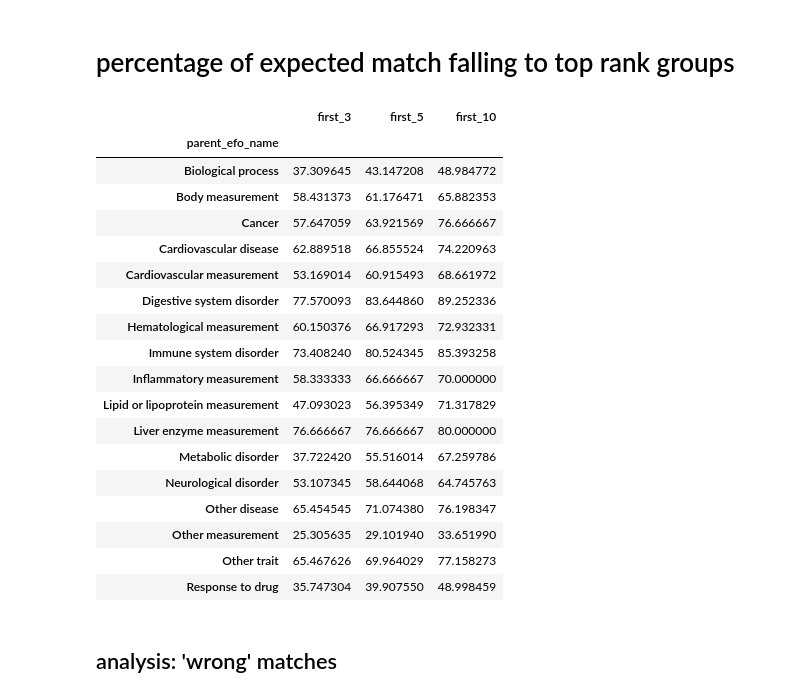
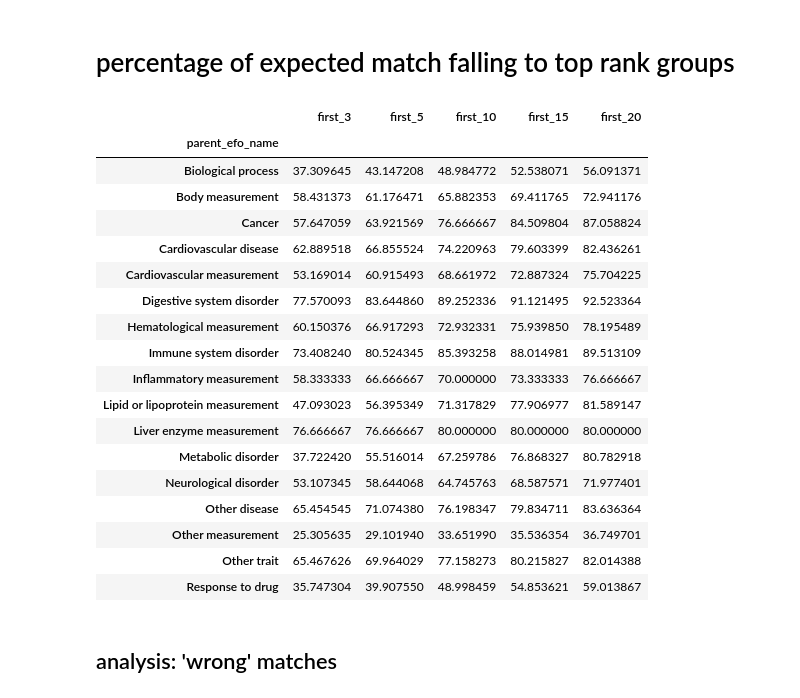
Before and after one commit to MRCIEU/epigraphdb_neural, a Jupyter notebook: processing/notebooks/benchmark-main.ipynb, the cells around one changed output. Drawn from its saved outputs; the diff is of its cells as text; code cells hidden in the pictures.

```diff
--- a/processing/notebooks/benchmark-main.ipynb
+++ b/processing/notebooks/benchmark-main.ipynb
@@ -420,44 +420,50 @@ sns.catplot(
 # %%
 def top_x(s, cutoff):
     return sum(s.apply(lambda x: x <= cutoff)) / len(s) * 100
 
 
 top_ranks = (
     gwas_to_efo[["parent_efo_name", "expected_match_rank"]]
     .groupby("parent_efo_name")
     .agg(
         first_3=pd.NamedAgg(
             column="expected_match_rank", aggfunc=partial(top_x, cutoff=3),
         ),
         first_5=pd.NamedAgg(
             column="expected_match_rank", aggfunc=partial(top_x, cutoff=5),
         ),
         first_10=pd.NamedAgg(
             column="expected_match_rank", aggfunc=partial(top_x, cutoff=10),
         ),
+        first_15=pd.NamedAgg(
+            column="expected_match_rank", aggfunc=partial(top_x, cutoff=15),
+        ),
+        first_20=pd.NamedAgg(
+            column="expected_match_rank", aggfunc=partial(top_x, cutoff=20),
+        ),
     )
 )
 top_ranks
 # %% [output]
-|  | first_3 | first_5 | first_10 |
-| parent_efo_name |  |  |  |
-| Biological process | 37.309645 | 43.147208 | 48.984772 |
-| Body measurement | 58.431373 | 61.176471 | 65.882353 |
-| Cancer | 57.647059 | 63.921569 | 76.666667 |
-| Cardiovascular disease | 62.889518 | 66.855524 | 74.220963 |
-| Cardiovascular measurement | 53.169014 | 60.915493 | 68.661972 |
-| Digestive system disorder | 77.570093 | 83.644860 | 89.252336 |
-| Hematological measurement | 60.150376 | 66.917293 | 72.932331 |
-| Immune system disorder | 73.408240 | 80.524345 | 85.393258 |
-| Inflammatory measurement | 58.333333 | 66.666667 | 70.000000 |
-| Lipid or lipoprotein measurement | 47.093023 | 56.395349 | 71.317829 |
-| Liver enzyme measurement | 76.666667 | 76.666667 | 80.000000 |
-| Metabolic disorder | 37.722420 | 55.516014 | 67.259786 |
-| Neurological disorder | 53.107345 | 58.644068 | 64.745763 |
-| Other disease | 65.454545 | 71.074380 | 76.198347 |
-| Other measurement | 25.305635 | 29.101940 | 33.651990 |
-| Other trait | 65.467626 | 69.964029 | 77.158273 |
-| Response to drug | 35.747304 | 39.907550 | 48.998459 |
+|  | first_3 | first_5 | first_10 | first_15 | first_20 |
+| parent_efo_name |  |  |  |  |  |
+| Biological process | 37.309645 | 43.147208 | 48.984772 | 52.538071 | 56.091371 |
+| Body measurement | 58.431373 | 61.176471 | 65.882353 | 69.411765 | 72.941176 |
+| Cancer | 57.647059 | 63.921569 | 76.666667 | 84.509804 | 87.058824 |
+| Cardiovascular disease | 62.889518 | 66.855524 | 74.220963 | 79.603399 | 82.436261 |
+| Cardiovascular measurement | 53.169014 | 60.915493 | 68.661972 | 72.887324 | 75.704225 |
+| Digestive system disorder | 77.570093 | 83.644860 | 89.252336 | 91.121495 | 92.523364 |
+| Hematological measurement | 60.150376 | 66.917293 | 72.932331 | 75.939850 | 78.195489 |
+| Immune system disorder | 73.408240 | 80.524345 | 85.393258 | 88.014981 | 89.513109 |
+| Inflammatory measurement | 58.333333 | 66.666667 | 70.000000 | 73.333333 | 76.666667 |
+| Lipid or lipoprotein measurement | 47.093023 | 56.395349 | 71.317829 | 77.906977 | 81.589147 |
+| Liver enzyme measurement | 76.666667 | 76.666667 | 80.000000 | 80.000000 | 80.000000 |
+| Metabolic disorder | 37.722420 | 55.516014 | 67.259786 | 76.868327 | 80.782918 |
+| Neurological disorder | 53.107345 | 58.644068 | 64.745763 | 68.587571 | 71.977401 |
+| Other disease | 65.454545 | 71.074380 | 76.198347 | 79.834711 | 83.636364 |
+| Other measurement | 25.305635 | 29.101940 | 33.651990 | 35.536354 | 36.749701 |
+| Other trait | 65.467626 | 69.964029 | 77.158273 | 80.215827 | 82.014388 |
+| Response to drug | 35.747304 | 39.907550 | 48.998459 | 54.853621 | 59.013867 |
 # %% [markdown]
 ## analysis: 'wrong' matches
 # %%
```
